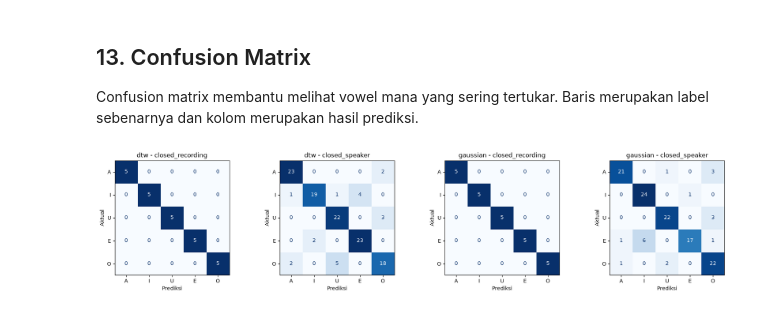
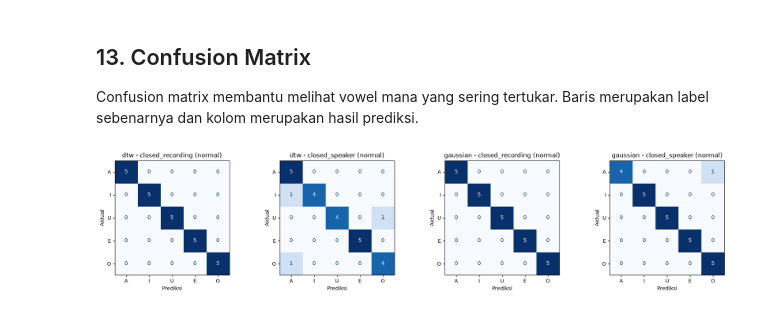
Before and after one commit to naomirisaka/Pengenalan_Vowel_Bahasa_Indonesia, a Jupyter notebook: main.ipynb, the cells around one changed output. Cells and saved outputs as stored; diff of their text form; code cells hidden in the pictures.

Commit message:
feat: use normal-only data for main tables and add variation section in notebook

```diff
--- a/main.ipynb
+++ b/main.ipynb
@@ -558,18 +560,30 @@ Rata-rata dihitung dari skenario yang tersedia. Skenario open dilewati jika fold
 Akurasi = (jumlah prediksi benar / jumlah seluruh data uji) x 100%. Nilai rata-rata pada tabel dihitung dari skenario yang memiliki data hasil.
 # %%
 from src.evaluate import (
+    accuracy_per_condition,
     accuracy_per_speaker,
     accuracy_per_speaker_closed,
     accuracy_per_speaker_open,
     accuracy_per_vowel,
     all_confusion_matrices,
     evaluate_all,
+    filter_condition,
     overall_accuracy,
 )
 
-print("Skenario:", ", ".join(sorted(results["scenario"].unique())))
+# Tabel utama hanya memakai rekaman kondisi normal (sesuai spesifikasi)
+results_normal = filter_condition(results, "normal")
 
-ringkasan = overall_accuracy(results)
-display(ringkasan.round(2))
+
+def label_normal(table):
+    """Tandai kolom skenario sebagai kondisi normal."""
+    return table.rename(columns=lambda c: c if c in ("Average", "Rata-rata") else f"{c} (Normal)")
+
+
+print("Skenario:", ", ".join(sorted(results_normal["scenario"].unique())))
+print(f"Jumlah prediksi normal: {len(results_normal)} dari {len(results)}")
+
+ringkasan = overall_accuracy(results_normal)
+display(label_normal(ringkasan).round(2))
 # %% [output]
 Skenario: closed_recording, closed_speaker
@@ -649,16 +664,16 @@ Confusion matrix membantu melihat vowel mana yang sering tertukar. Baris merupak
 # %%
 import matplotlib.pyplot as plt
 from sklearn.metrics import ConfusionMatrixDisplay
 
-cm_dict = all_confusion_matrices(results)
+cm_dict = all_confusion_matrices(results_normal)
 fig, axes = plt.subplots(1, len(cm_dict), figsize=(4.5 * len(cm_dict), 4), squeeze=False)
 for ax, ((system, scenario), cm) in zip(axes.ravel(), cm_dict.items()):
     disp = ConfusionMatrixDisplay(confusion_matrix=cm.values, display_labels=cm.columns)
     disp.plot(ax=ax, colorbar=False, cmap="Blues", values_format="d")
-    ax.set_title(f"{system} - {scenario}")
+    ax.set_title(f"{system} - {scenario} (normal)")
     ax.set_xlabel("Prediksi")
     ax.set_ylabel("Aktual")
 plt.tight_layout()
 plt.show()
 # %% [output]
-[figure, old version]
+[figure, new version]
```
Also changed, not shown: parts of 16 cells of this notebook.
